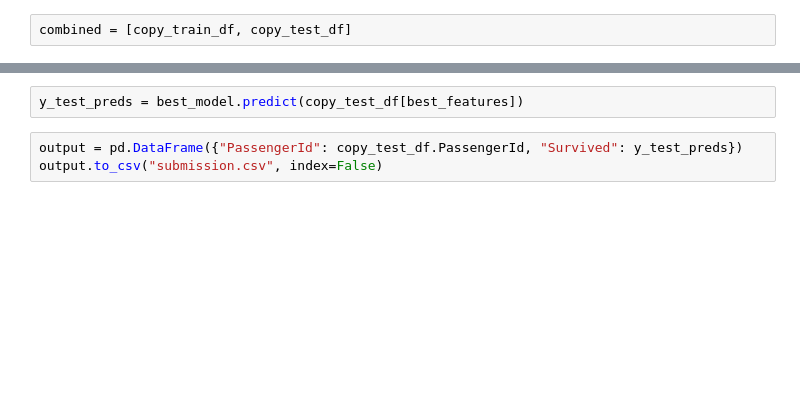
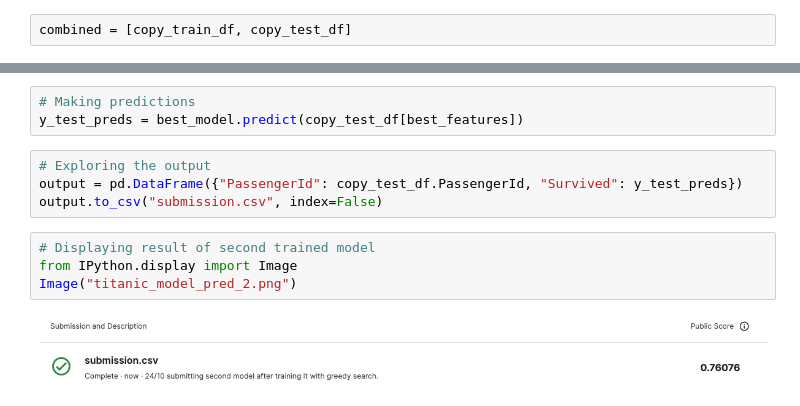
Before and after one commit to pheygiod/U_JUMP_I_JUMP_JACK, a Jupyter notebook: titanic.ipynb, the cells around one changed output, grey strips where cells are left out. Drawn from its saved outputs; the diff is of its cells as text; blank space fills up the shorter version.

```diff
--- a/titanic.ipynb
+++ b/titanic.ipynb
@@ -349,5 +390,13 @@ best_model.fit(copy_train_df[best_features], copy_train_df["Survived"])
 # %%
+# Making predictions
 y_test_preds = best_model.predict(copy_test_df[best_features])
 # %%
+# Exploring the output
 output = pd.DataFrame({"PassengerId": copy_test_df.PassengerId, "Survived": y_test_preds})
 output.to_csv("submission.csv", index=False)
+# %%
+# Displaying result of second trained model
+from IPython.display import Image
+Image("titanic_model_pred_2.png")
+# %% [output]
+[figure, added]
```
Also changed, not shown: parts of 47 cells of this notebook, 4 other files.
